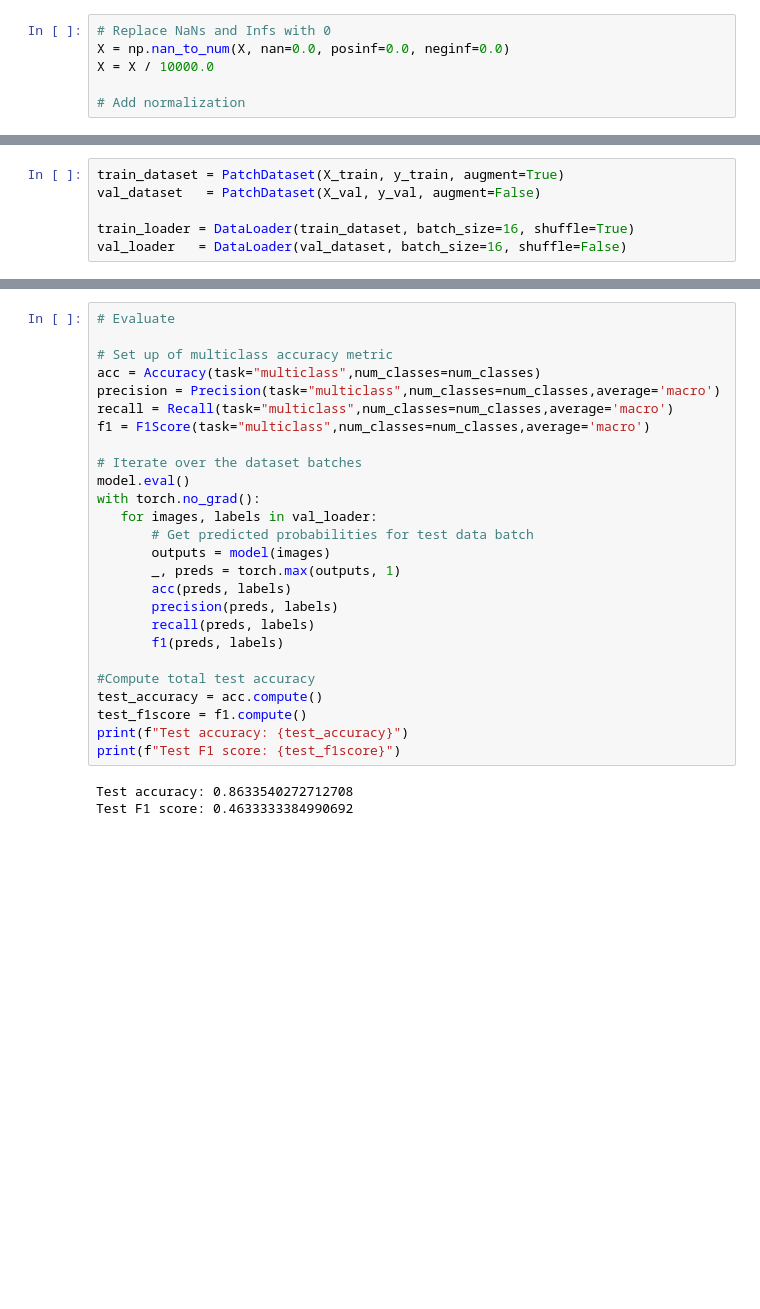
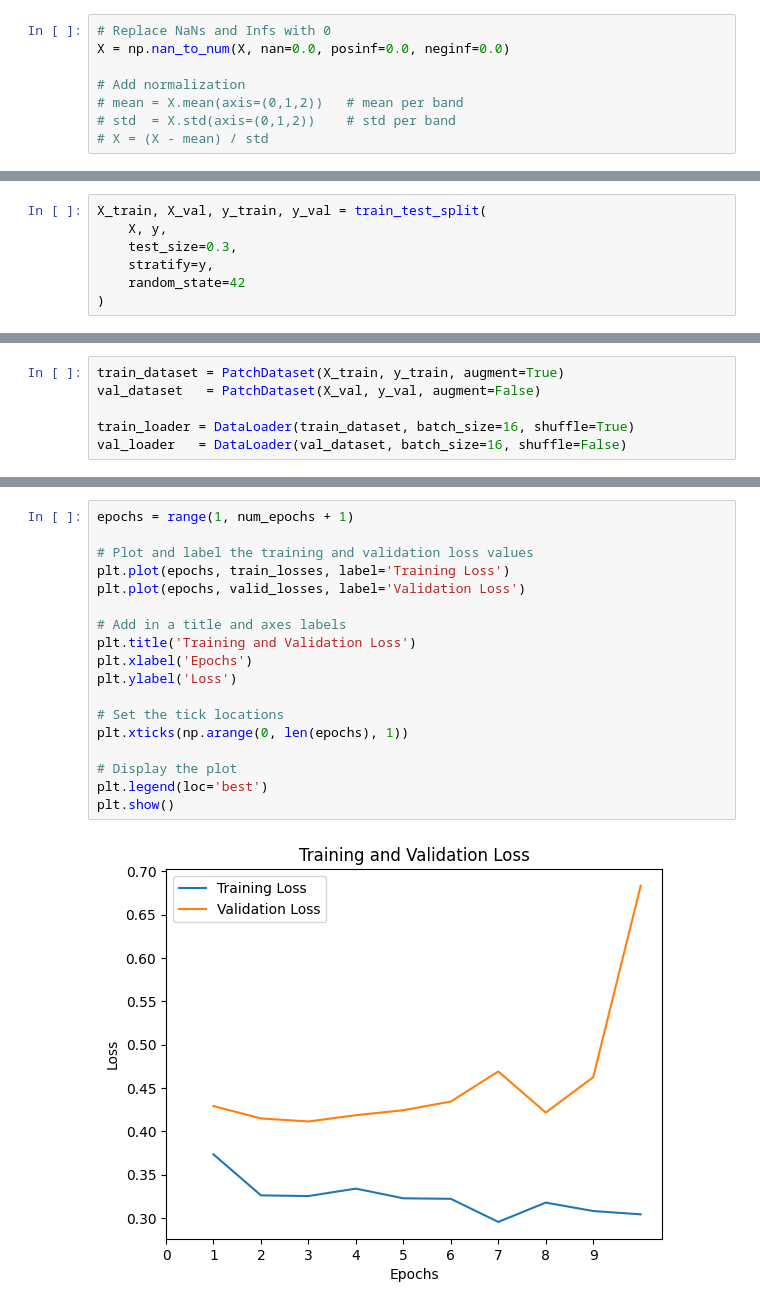
Before and after one commit to germanasergi/mucilage-detection, a Jupyter notebook: notebooks/CNN.ipynb, the cells around one changed output, grey strips where cells are left out. Cells and saved outputs as stored; diff of their text form; blank space fills up the shorter version.

```diff
--- a/notebooks/CNN.ipynb
+++ b/notebooks/CNN.ipynb
@@ -103,6 +111,8 @@ y shape: (805,)
 # %%
 # Replace NaNs and Infs with 0
 X = np.nan_to_num(X, nan=0.0, posinf=0.0, neginf=0.0)
-X = X / 10000.0
 
 # Add normalization
+# mean = X.mean(axis=(0,1,2))   # mean per band
+# std  = X.std(axis=(0,1,2))    # std per band
+# X = (X - mean) / std
@@ -115,0 +119,7 @@ X_train, X_val, y_train, y_val = train_test_split(
+# %%
+X_train, X_val, y_train, y_val = train_test_split(
+    X, y,
+    test_size=0.3,
+    stratify=y,
+    random_state=42
+)
@@ -235,29 +240,20 @@ Validation Loss: 0.0128, Accuracy: 0.8634, F1 Score: 0.4633
-# %%
-# Evaluate
-
-# Set up of multiclass accuracy metric
-acc = Accuracy(task="multiclass",num_classes=num_classes)
-precision = Precision(task="multiclass",num_classes=num_classes,average='macro')
-recall = Recall(task="multiclass",num_classes=num_classes,average='macro')
-f1 = F1Score(task="multiclass",num_classes=num_classes,average='macro')
-
-# Iterate over the dataset batches
-model.eval()
-with torch.no_grad():
-   for images, labels in val_loader:
-       # Get predicted probabilities for test data batch
-       outputs = model(images)
-       _, preds = torch.max(outputs, 1)
-       acc(preds, labels)
-       precision(preds, labels)
-       recall(preds, labels)
-       f1(preds, labels)
-
-#Compute total test accuracy
-test_accuracy = acc.compute()
-test_f1score = f1.compute()
-print(f"Test accuracy: {test_accuracy}")
-print(f"Test F1 score: {test_f1score}")
-# %% [output]
-Test accuracy: 0.8633540272712708
-Test F1 score: 0.4633333384990692
+# %%
+epochs = range(1, num_epochs + 1)
+
+# Plot and label the training and validation loss values
+plt.plot(epochs, train_losses, label='Training Loss')
+plt.plot(epochs, valid_losses, label='Validation Loss')
+
+# Add in a title and axes labels
+plt.title('Training and Validation Loss')
+plt.xlabel('Epochs')
+plt.ylabel('Loss')
+
+# Set the tick locations
+plt.xticks(np.arange(0, len(epochs), 1))
+
+# Display the plot
+plt.legend(loc='best')
+plt.show()
+# %% [output]
+[figure, added]
```
Also changed, not shown: parts of 9 cells of this notebook, 1 other file.
